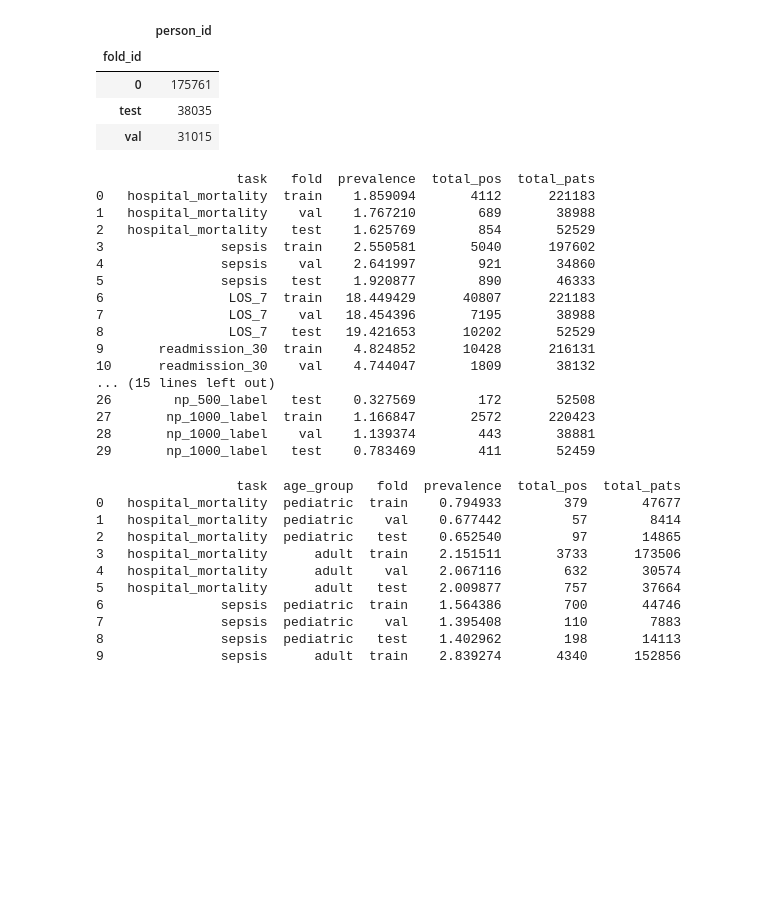
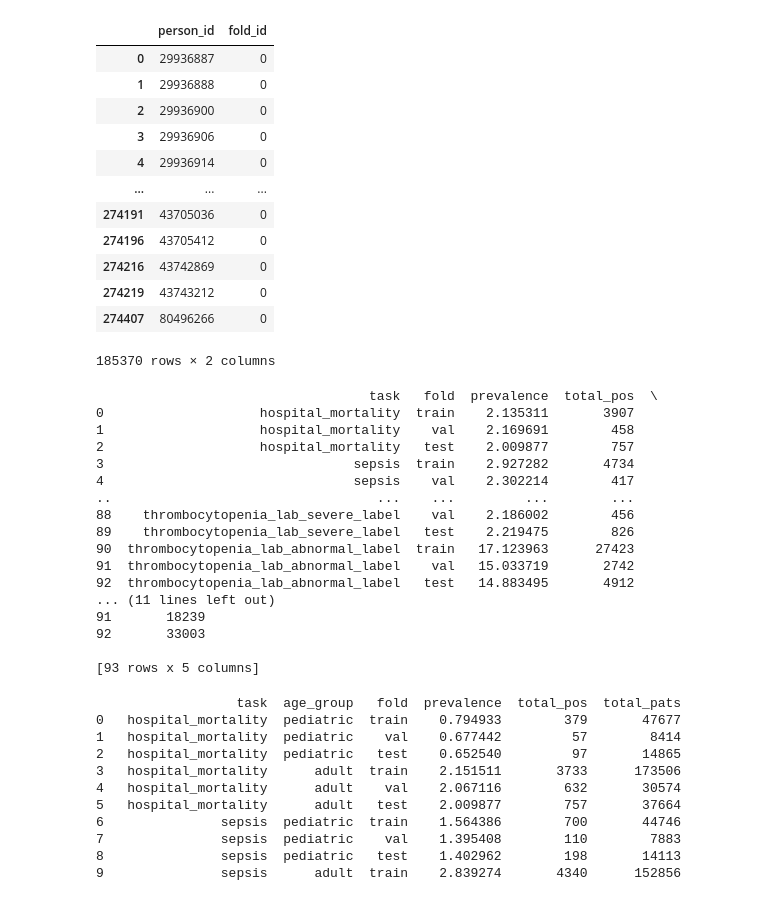
Before and after one commit to som-shahlab/adult_ped_transfer_learning, a Jupyter notebook: experiments/notebooks/demographics.ipynb, the cells around one changed output. Saved outputs shown, nothing was run; the diff lists cells and outputs as text; code cells hidden in the pictures; blank space fills up the shorter version.

```diff
--- a/experiments/notebooks/demographics.ipynb
+++ b/experiments/notebooks/demographics.ipynb
@@ -23,7 +23,7 @@ def read_file(filename, columns=None, **kwargs):
 cohort = read_file(
     os.path.join(
         cohort_path,
-        "cohort/cohort_split.parquet"
+        "cohort/cohort_split_no_nb.parquet"
     ),
     engine='pyarrow'
 )
@@ -43,16 +51,24 @@ ped_cohort[["person_id", "fold_id"]].groupby(["fold_id"]).count()
 # %%
-ad_cohort[["person_id", "fold_id"]].groupby(["fold_id"]).count()
+ad_cohort.query("admission_year<=2019")[["person_id", "fold_id"]]#.groupby(["fold_id"]).count()
 # %% [output]
-|  | person_id |
-| fold_id |  |
-| 0 | 175761 |
-| test | 38035 |
-| val | 31015 |
+|  | person_id | fold_id |
+| 0 | 29936887 | 0 |
+| 1 | 29936888 | 0 |
+| 2 | 29936900 | 0 |
+| 3 | 29936906 | 0 |
+| 4 | 29936914 | 0 |
+| ... | ... | ... |
+| 274191 | 43705036 | 0 |
+| 274196 | 43705412 | 0 |
+| 274216 | 43742869 | 0 |
+| 274219 | 43743212 | 0 |
+| 274407 | 80496266 | 0 |
+185370 rows × 2 columns
 # %%
 prev_df = pd.DataFrame()
 for task in tasks:
     for fold in ["0", "val", "test"]:
-        c_df = cohort[["person_id",f"{task}", f"{task}_fold_id"]].query(f"{task}_fold_id==@fold")
+        c_df = ad_cohort[["person_id",f"{task}", f"{task}_fold_id"]].query(f"{task}_fold_id==@fold")
         s = c_df.query(f"{task}==1")[task].sum()
         df = pd.DataFrame()
         df_dict = {"task":[task],
@@ -66,23 +82,23 @@ for task in tasks:
 prev_df = prev_df.reset_index(drop=True)
 print(prev_df)
 # %% [output]
-                  task   fold  prevalence  total_pos  total_pats
-0   hospital_mortality  train    1.859094       4112      221183
-1   hospital_mortality    val    1.767210        689       38988
-2   hospital_mortality   test    1.625769        854       52529
-3               sepsis  train    2.550581       5040      197602
-4               sepsis    val    2.641997        921       34860
-5               sepsis   test    1.920877        890       46333
-6                LOS_7  train   18.449429      40807      221183
-7                LOS_7    val   18.454396       7195       38988
-8                LOS_7   test   19.421653      10202       52529
-9       readmission_30  train    4.824852      10428      216131
-10      readmission_30    val    4.744047       1809       38132
-... (15 lines left out)
-26        np_500_label   test    0.327569        172       52508
-27       np_1000_label  train    1.166847       2572      220423
-28       np_1000_label    val    1.139374        443       38881
-29       np_1000_label   test    0.783469        411       52459
+                                   task   fold  prevalence  total_pos  \
+0                    hospital_mortality  train    2.135311       3907
+1                    hospital_mortality    val    2.169691        458
+2                    hospital_mortality   test    2.009877        757
+3                                sepsis  train    2.927282       4734
+4                                sepsis    val    2.302214        417
+..                                  ...    ...         ...        ...
+88    thrombocytopenia_lab_severe_label    val    2.186002        456
+89    thrombocytopenia_lab_severe_label   test    2.219475        826
+90  thrombocytopenia_lab_abnormal_label  train   17.123963      27423
+91  thrombocytopenia_lab_abnormal_label    val   15.033719       2742
+92  thrombocytopenia_lab_abnormal_label   test   14.883495       4912
+... (11 lines left out)
+91       18239
+92       33003
+
+[93 rows x 5 columns]
 # %%
 age_prev_df = pd.DataFrame()
 for task in tasks:
```
Also changed, not shown: parts of 3 cells of this notebook, 12 other files.
